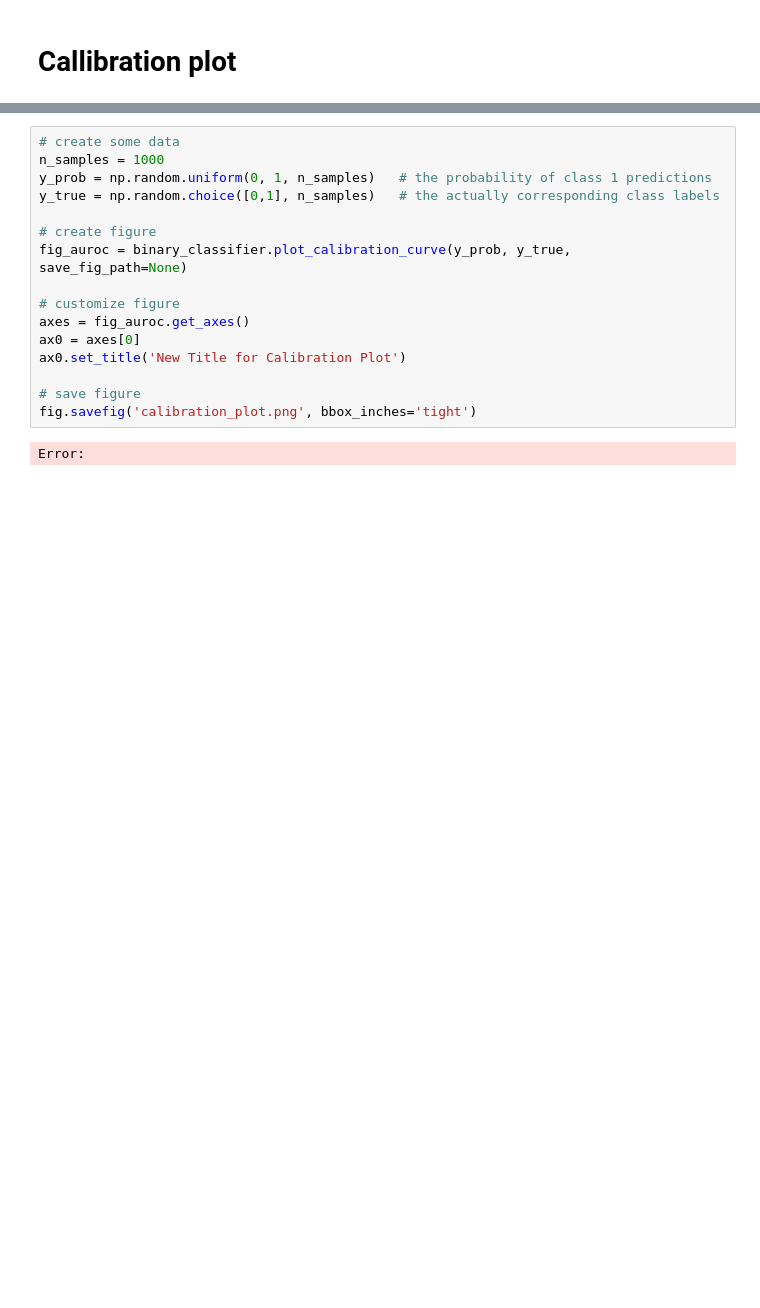
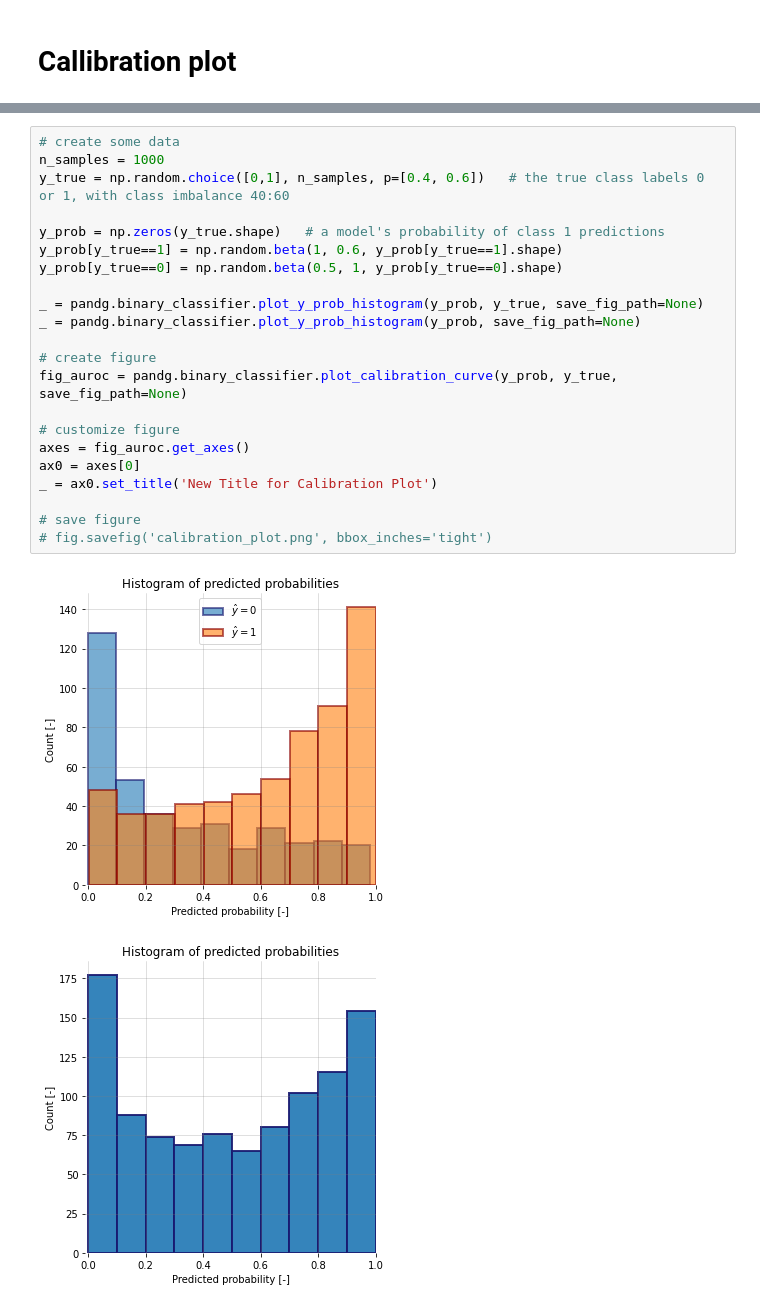
Before and after one commit to joshuawe/plots_and_graphs, a Jupyter notebook: notebooks/calllibration.ipynb, the cells around one changed output, grey strips where cells are left out. Saved outputs shown, nothing was run; the diff lists cells and outputs as text; blank space fills up the shorter version.

```diff
--- a/notebooks/calllibration.ipynb
+++ b/notebooks/calllibration.ipynb
@@ -10,18 +11,25 @@ Error:
 # %%
 # create some data
 n_samples = 1000
-y_prob = np.random.uniform(0, 1, n_samples)   # the probability of class 1 predictions
-y_true = np.random.choice([0,1], n_samples)   # the actually corresponding class labels
+y_true = np.random.choice([0,1], n_samples, p=[0.4, 0.6])   # the true class labels 0 or 1, with class imbalance 40:60
+
+y_prob = np.zeros(y_true.shape)   # a model's probability of class 1 predictions
+y_prob[y_true==1] = np.random.beta(1, 0.6, y_prob[y_true==1].shape)
+y_prob[y_true==0] = np.random.beta(0.5, 1, y_prob[y_true==0].shape)
+
+_ = pandg.binary_classifier.plot_y_prob_histogram(y_prob, y_true, save_fig_path=None)
+_ = pandg.binary_classifier.plot_y_prob_histogram(y_prob, save_fig_path=None)
 
 # create figure
-fig_auroc = binary_classifier.plot_calibration_curve(y_prob, y_true, save_fig_path=None)
+fig_auroc = pandg.binary_classifier.plot_calibration_curve(y_prob, y_true, save_fig_path=None)
 
 # customize figure
 axes = fig_auroc.get_axes()
 ax0 = axes[0]
-ax0.set_title('New Title for Calibration Plot')
+_ = ax0.set_title('New Title for Calibration Plot')
 
 # save figure
-fig.savefig('calibration_plot.png', bbox_inches='tight')
+# fig.savefig('calibration_plot.png', bbox_inches='tight')
 # %% [output]
-Error:
+[figure, added]
+[figure, added]
```
Also changed, not shown: parts of 6 cells of this notebook, 2 other files.
